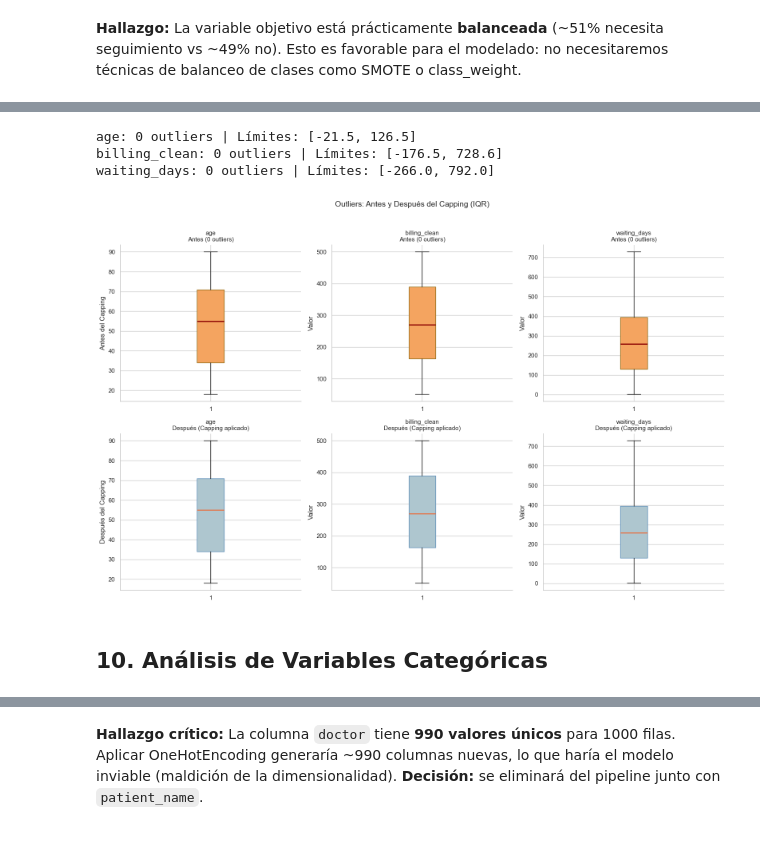
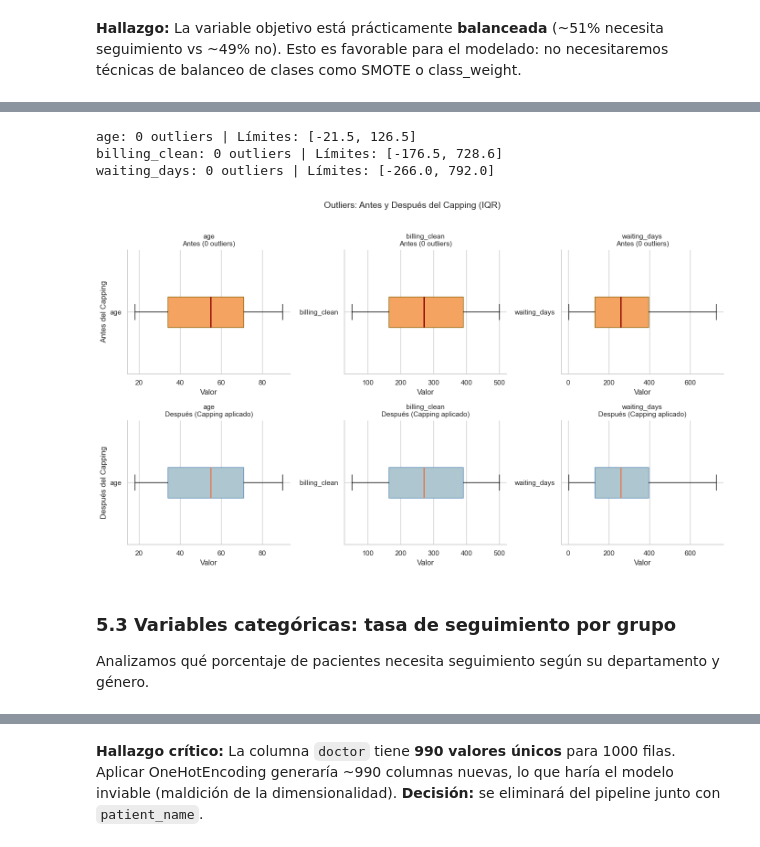
Before and after one commit to GiulianoLopresti/EDA-Messy-Clinic-Appointments, a Jupyter notebook: notebooks/01_EDA.ipynb, the cells around one changed output, grey strips where cells are left out. Drawn from its saved outputs; the diff is of its cells as text; code cells hidden in the pictures.

```diff
--- a/notebooks/01_EDA.ipynb
+++ b/notebooks/01_EDA.ipynb
@@ -487,46 +755,62 @@ el outlier por el límite correspondiente.
 # %%
-fig, axes = plt.subplots(2, 3, figsize=(16, 10))
+fig, axes = plt.subplots(2, 3, figsize=(14, 8))
 numeric_cols = ['age', 'billing_clean', 'waiting_days']
 
 for i, col in enumerate(numeric_cols):
     serie = df[col].dropna()
     Q1, Q3 = serie.quantile(0.25), serie.quantile(0.75)
     IQR = Q3 - Q1
     lower, upper = Q1 - 1.5 * IQR, Q3 + 1.5 * IQR
-    serie_capped  = serie.clip(lower, upper)
+    serie_capped = serie.clip(lower, upper)
     n_outliers = ((serie < lower) | (serie > upper)).sum()
 
     # Antes
-    axes[0, i].boxplot(serie, patch_artist=True,
-                       boxprops=dict(facecolor='#F4A460', color='#8B6914'),
-                       medianprops=dict(color='#8B0000', linewidth=2),
-                       flierprops=dict(marker='o', markerfacecolor='#E07B54',
-                                       markersize=4, alpha=0.6))
+    axes[0, i].boxplot(
+        serie,
+        vert=False,
+        widths=0.25,
+        patch_artist=True,
+        boxprops=dict(facecolor='#F4A460', color='#8B6914'),
+        medianprops=dict(color='#8B0000', linewidth=2),
+        flierprops=dict(marker='o', markerfacecolor='#E07B54',
+                        markersize=4, alpha=0.6)
+    )
     axes[0, i].set_title(f'{col}\nAntes ({n_outliers} outliers)', fontsize=11)
-    axes[0, i].set_ylabel('Valor')
+    axes[0, i].set_xlabel('Valor')
+    axes[0, i].set_yticks([1])
+    axes[0, i].set_yticklabels([col])
 
     # Después
-    axes[1, i].boxplot(serie_capped, patch_artist=True,
-                       boxprops=dict(facecolor='#AEC6CF', color='#5B8DB8'),
-                       medianprops=dict(color='#E07B54', linewidth=2))
+    axes[1, i].boxplot(
+        serie_capped,
+        vert=False,
+        widths=0.25,
+        patch_artist=True,
+        boxprops=dict(facecolor='#AEC6CF', color='#5B8DB8'),
+        medianprops=dict(color='#E07B54', linewidth=2)
+    )
     axes[1, i].set_title(f'{col}\nDespués (Capping aplicado)', fontsize=11)
-    axes[1, i].set_ylabel('Valor')
+    axes[1, i].set_xlabel('Valor')
+    axes[1, i].set_yticks([1])
+    axes[1, i].set_yticklabels([col])
 
     print(f"{col}: {n_outliers} outliers | Límites: [{lower:.1f}, {upper:.1f}]")
 
 axes[0, 0].set_ylabel('Antes del Capping', fontsize=12)
 axes[1, 0].set_ylabel('Después del Capping', fontsize=12)
 plt.suptitle('Outliers: Antes y Después del Capping (IQR)', fontsize=14, y=1.02)
 plt.tight_layout()
 plt.savefig(OUTPUTS_DIR / 'outliers_before_after.png', dpi=150, bbox_inches='tight')
 plt.show()
 # %% [output]
 age: 0 outliers | Límites: [-21.5, 126.5]
 billing_clean: 0 outliers | Límites: [-176.5, 728.6]
 waiting_days: 0 outliers | Límites: [-266.0, 792.0]
-[figure, old version]
+[figure, new version]
-# %% [markdown]
-## 10. Análisis de Variables Categóricas
+# %% [markdown]
+### 5.3 Variables categóricas: tasa de seguimiento por grupo
+
+Analizamos qué porcentaje de pacientes necesita seguimiento según su departamento y género.
 # %%
 fig, axes = plt.subplots(1, 3, figsize=(16, 5))
 
```
Also changed, not shown: parts of 69 cells of this notebook, 2 other files.
